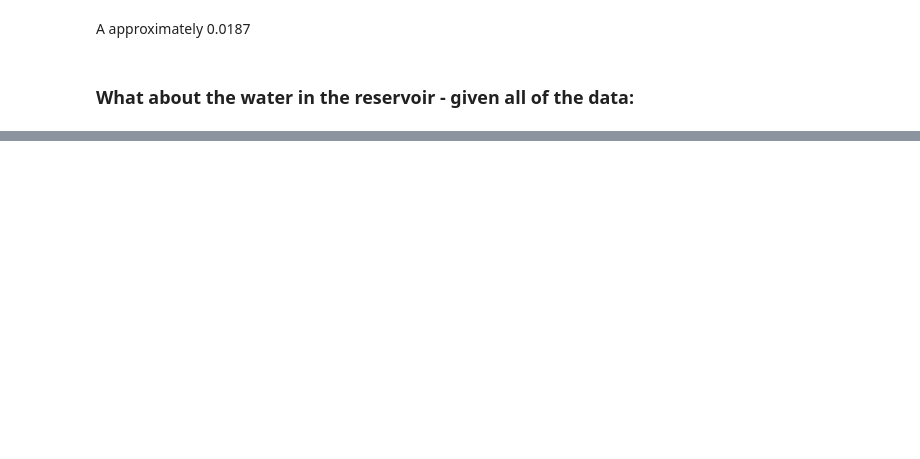
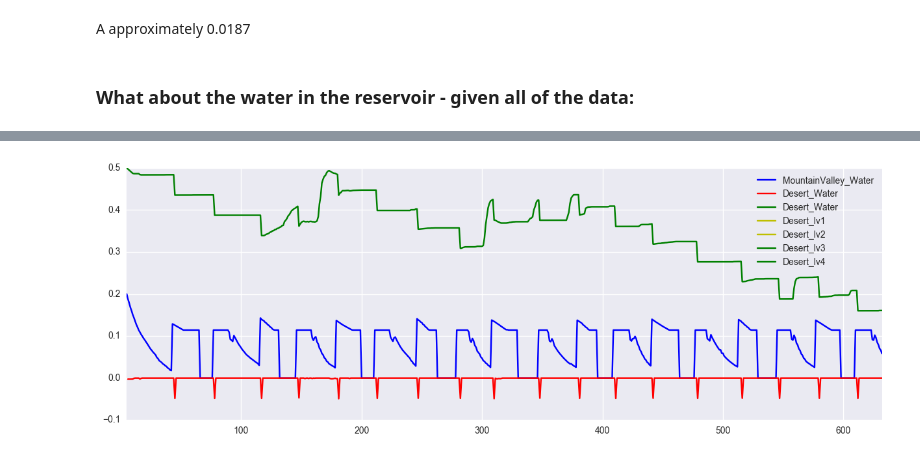
Before and after one commit to NickHoernle/Essil, a Jupyter notebook: data_exploration/answer_questions_from_logs.ipynb, the cells around one changed output, grey strips where cells are left out. Saved outputs shown, nothing was run; the diff lists cells and outputs as text; code cells hidden in the pictures; blank space fills up the shorter version.

```diff
--- a/data_exploration/answer_questions_from_logs.ipynb
+++ b/data_exploration/answer_questions_from_logs.ipynb
@@ -150,0 +218,18 @@ plt.show()
+# %%
+fig, ax=plt.subplots(1,1,figsize=(15,5))
+i = 1
+(0.2*pds[i][['MountainValley_Water']][5:]/pds[i][['MountainValley_Water']][5:].max()).plot(ax=ax, c='b')
+diff = pds[i][['Desert_Water']][5:].diff()
+diff[diff>0] = 0
+# diff = diff
+diff.plot(ax=ax, c='r')
+
+pds[i][['Desert_Water']][5:].plot(ax=ax, c='g')
+
+(0.2*pds[i][['Desert_lv1']][5:]/(pds[i][['Desert_lv1']][5:].max())).plot(ax=ax, c='y')
+(0.2*pds[i][['Desert_lv2']][5:]/(pds[i][['Desert_lv2']][5:].max())).plot(ax=ax, c='y')
+(0.2*pds[i][['Desert_lv3']][5:]/(pds[i][['Desert_lv3']][5:].max())).plot(ax=ax, c='g')
+(0.2*pds[i][['Desert_lv4']][5:]/(pds[i][['Desert_lv4']][5:].max())).plot(ax=ax, c='g')
+plt.show()
+# %% [output]
+[figure, added]
```
Also changed, not shown: parts of 32 cells of this notebook.
